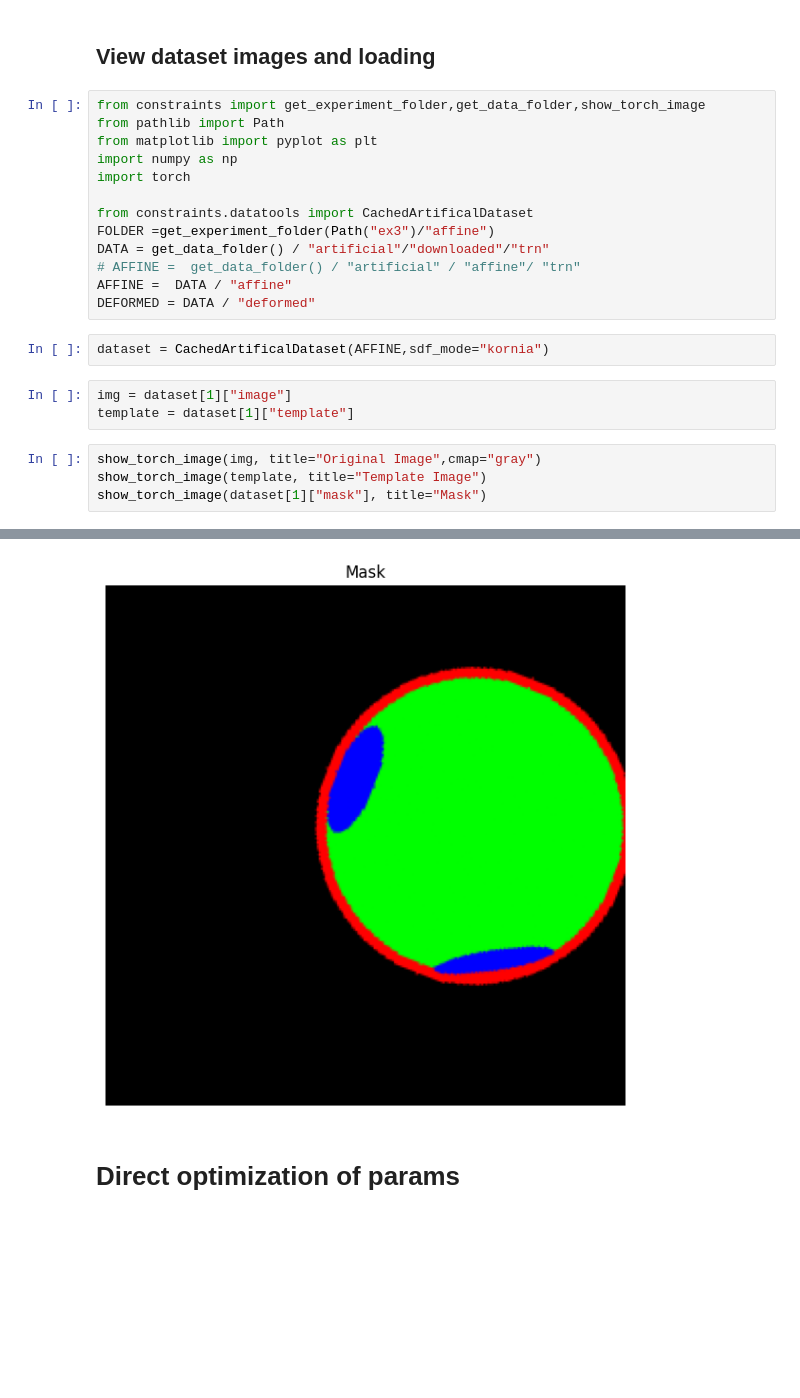
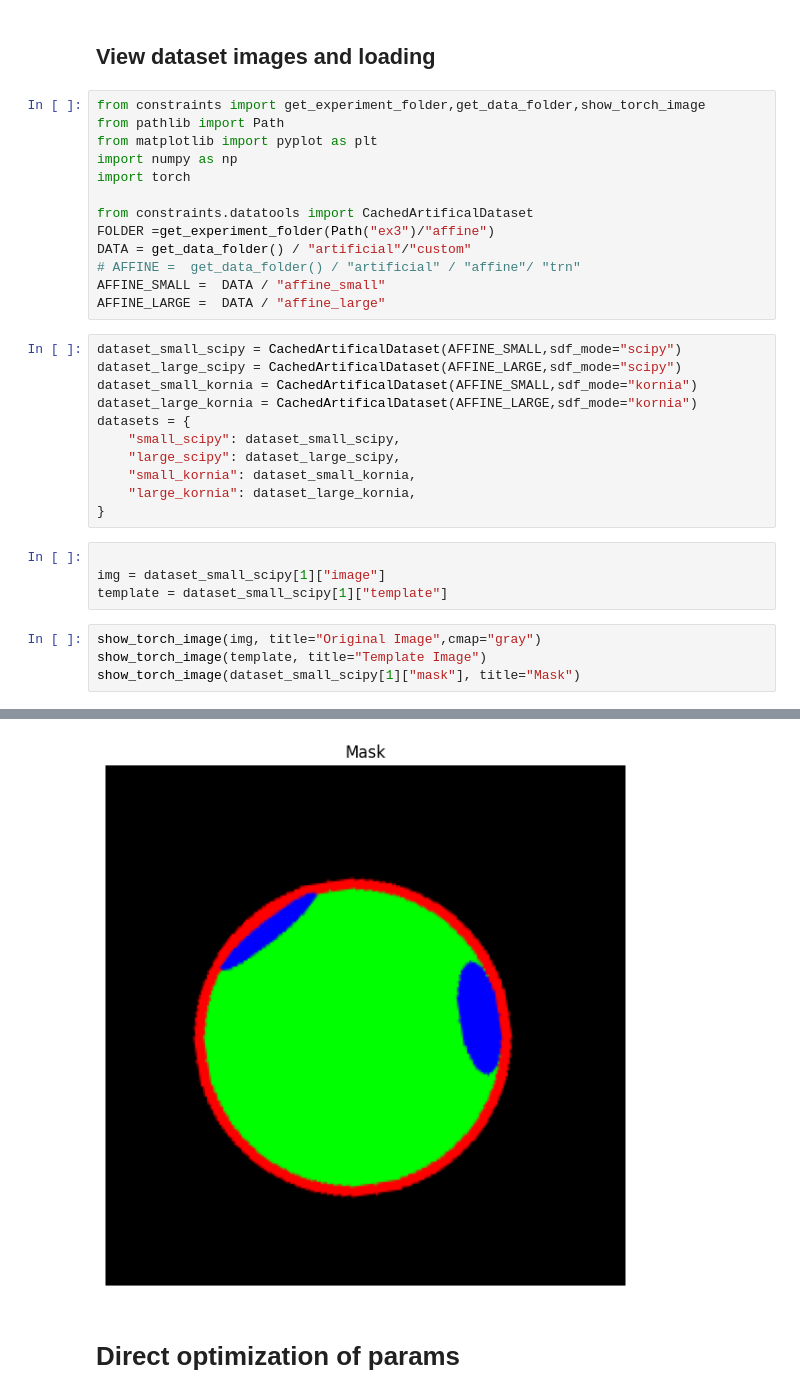
Before and after one commit to majklost/ctu-constraints, a Jupyter notebook: notebooks/ex3/affine.ipynb, the cells around one changed output, grey strips where cells are left out. Drawn from its saved outputs; the diff is of its cells as text; blank space fills up the shorter version.

```diff
--- a/notebooks/ex3/affine.ipynb
+++ b/notebooks/ex3/affine.ipynb
@@ -13,17 +13,27 @@ import torch
 
 from constraints.datatools import CachedArtificalDataset
 FOLDER =get_experiment_folder(Path("ex3")/"affine")
-DATA = get_data_folder() / "artificial"/"downloaded"/"trn"
+DATA = get_data_folder() / "artificial"/"custom"
 # AFFINE =  get_data_folder() / "artificial" / "affine"/ "trn"
-AFFINE =  DATA / "affine"
-DEFORMED = DATA / "deformed"
+AFFINE_SMALL =  DATA / "affine_small"
+AFFINE_LARGE =  DATA / "affine_large"
 # %%
-dataset = CachedArtificalDataset(AFFINE,sdf_mode="kornia")
+dataset_small_scipy = CachedArtificalDataset(AFFINE_SMALL,sdf_mode="scipy")
+dataset_large_scipy = CachedArtificalDataset(AFFINE_LARGE,sdf_mode="scipy")
+dataset_small_kornia = CachedArtificalDataset(AFFINE_SMALL,sdf_mode="kornia")
+dataset_large_kornia = CachedArtificalDataset(AFFINE_LARGE,sdf_mode="kornia")
+datasets = {
+    "small_scipy": dataset_small_scipy,
+    "large_scipy": dataset_large_scipy,
+    "small_kornia": dataset_small_kornia,
+    "large_kornia": dataset_large_kornia,
+}
 # %%
-img = dataset[1]["image"]
-template = dataset[1]["template"]
+
+img = dataset_small_scipy[1]["image"]
+template = dataset_small_scipy[1]["template"]
 # %%
 show_torch_image(img, title="Original Image",cmap="gray")
 show_torch_image(template, title="Template Image")
-show_torch_image(dataset[1]["mask"], title="Mask")
+show_torch_image(dataset_small_scipy[1]["mask"], title="Mask")
 # %% [output]
@@ -31,5 +41,5 @@ show_torch_image(dataset[1]["mask"], title="Mask")
 [figure]
-[figure, old version]
+[figure, new version]
 # %% [markdown]
 # Direct optimization of params
 # %% [markdown]
```
Also changed, not shown: parts of 2 cells of this notebook, 9 other files.
